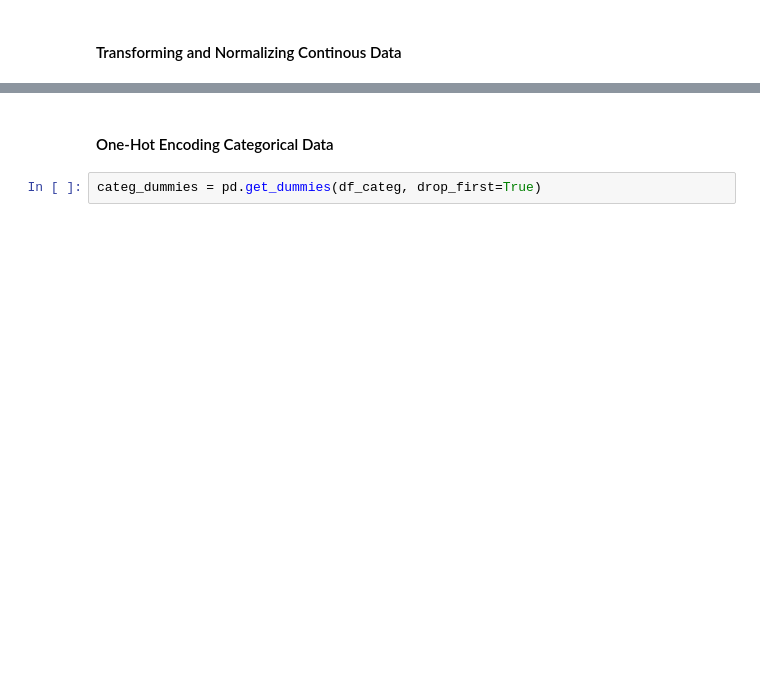
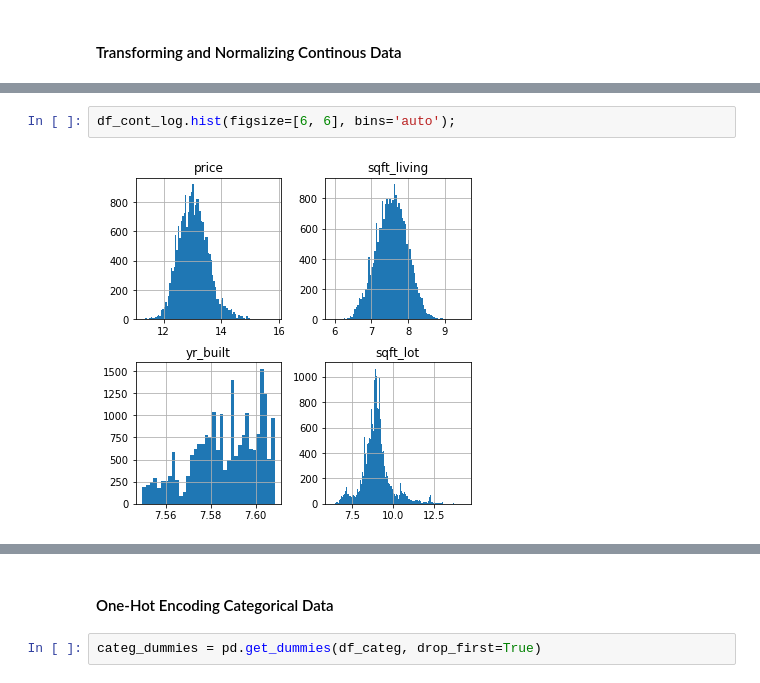
Before and after one commit to kevin-culver/home_sales_analysis, a Jupyter notebook: home_sales_analysis.ipynb, the cells around one changed output, grey strips where cells are left out. Drawn from its saved outputs; the diff is of its cells as text; blank space fills up the shorter version.

```diff
--- a/home_sales_analysis.ipynb
+++ b/home_sales_analysis.ipynb
@@ -250,0 +212,4 @@ Name: grade, dtype: int64
+# %%
+df_cont_log.hist(figsize=[6, 6], bins='auto');
+# %% [output]
+[figure, added]
```
Also changed, not shown: parts of 44 cells of this notebook.
